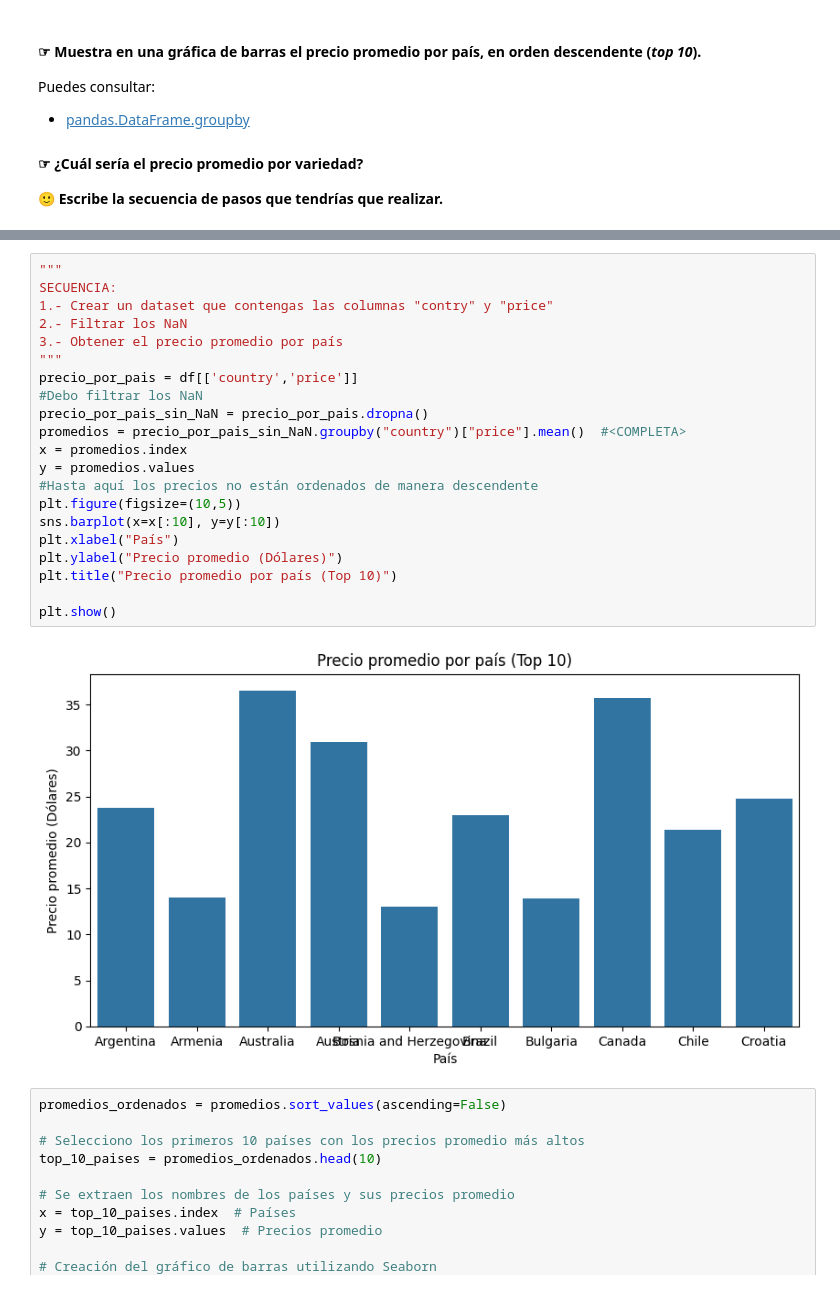
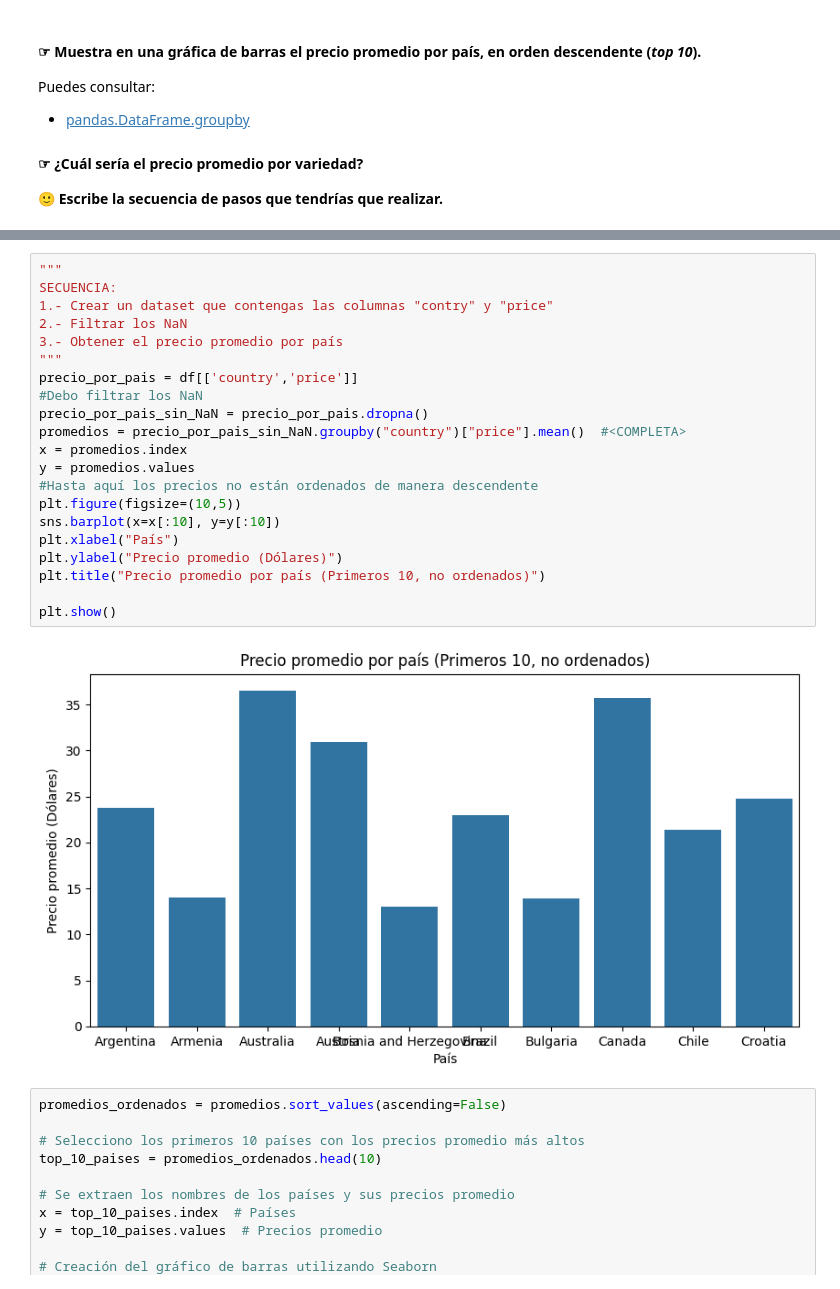
Before and after one commit to armandres/Ejercicio_diplomado, a Jupyter notebook: Copia_de_Practica4_Pandas.ipynb, the cells around one changed output, grey strips where cells are left out. Saved outputs shown, nothing was run; the diff lists cells and outputs as text.

```diff
--- a/Copia_de_Practica4_Pandas.ipynb
+++ b/Copia_de_Practica4_Pandas.ipynb
@@ -213,26 +213,26 @@ Name: price, dtype: float64
 # %%
 """
 SECUENCIA:
 1.- Crear un dataset que contengas las columnas "contry" y "price"
 2.- Filtrar los NaN
 3.- Obtener el precio promedio por país
 """
 precio_por_pais = df[['country','price']]
 #Debo filtrar los NaN
 precio_por_pais_sin_NaN = precio_por_pais.dropna()
 promedios = precio_por_pais_sin_NaN.groupby("country")["price"].mean()  #<COMPLETA>
 x = promedios.index
 y = promedios.values
 #Hasta aquí los precios no están ordenados de manera descendente
 plt.figure(figsize=(10,5))
 sns.barplot(x=x[:10], y=y[:10])
 plt.xlabel("País")
 plt.ylabel("Precio promedio (Dólares)")
-plt.title("Precio promedio por país (Top 10)")
+plt.title("Precio promedio por país (Primeros 10, no ordenados)")
 
 plt.show()
 # %% [output]
-[figure, old version]
+[figure, new version]
 # %%
 promedios_ordenados = promedios.sort_values(ascending=False)
 
```
Also changed, not shown: parts of 3 cells of this notebook.
